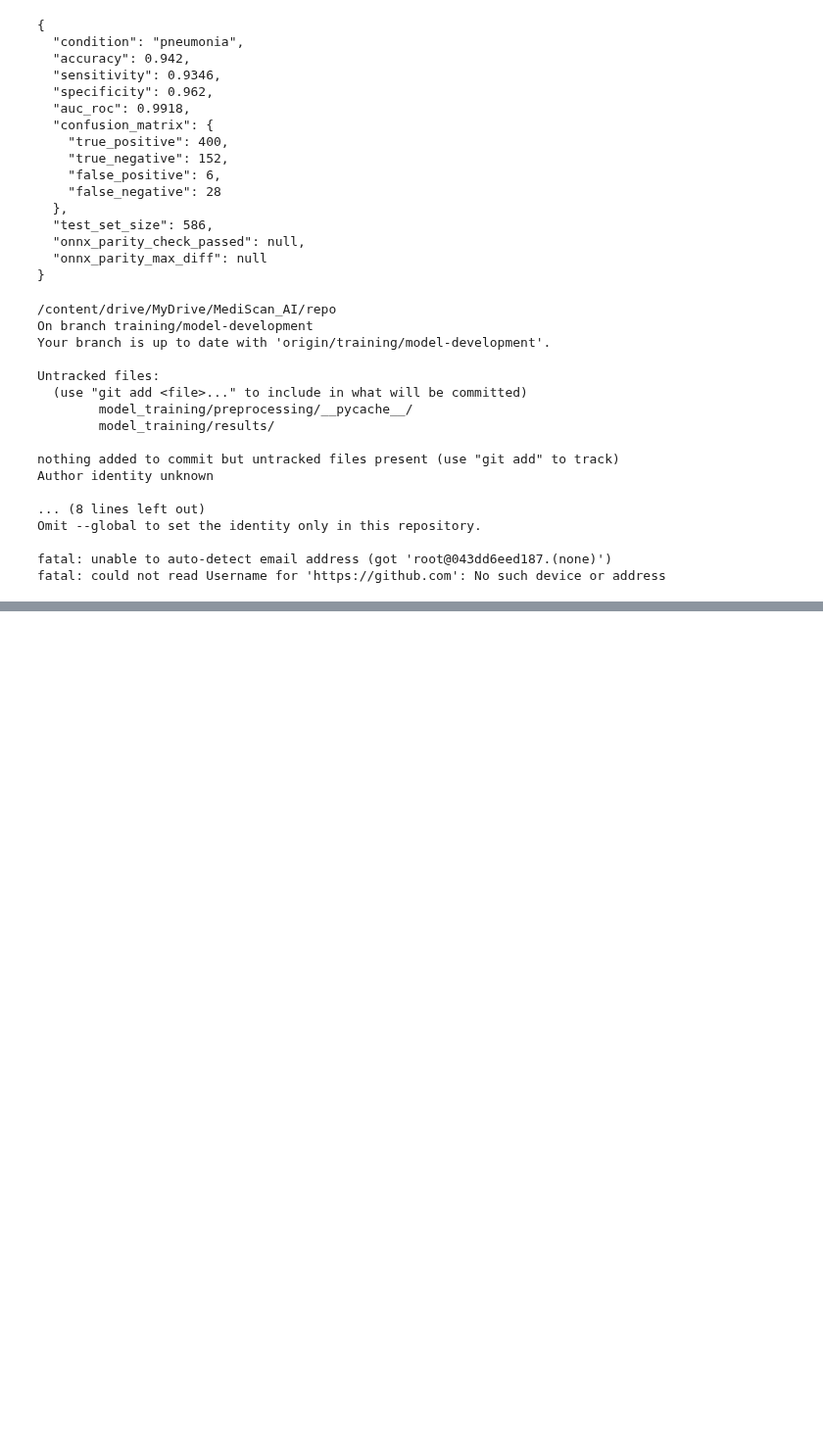
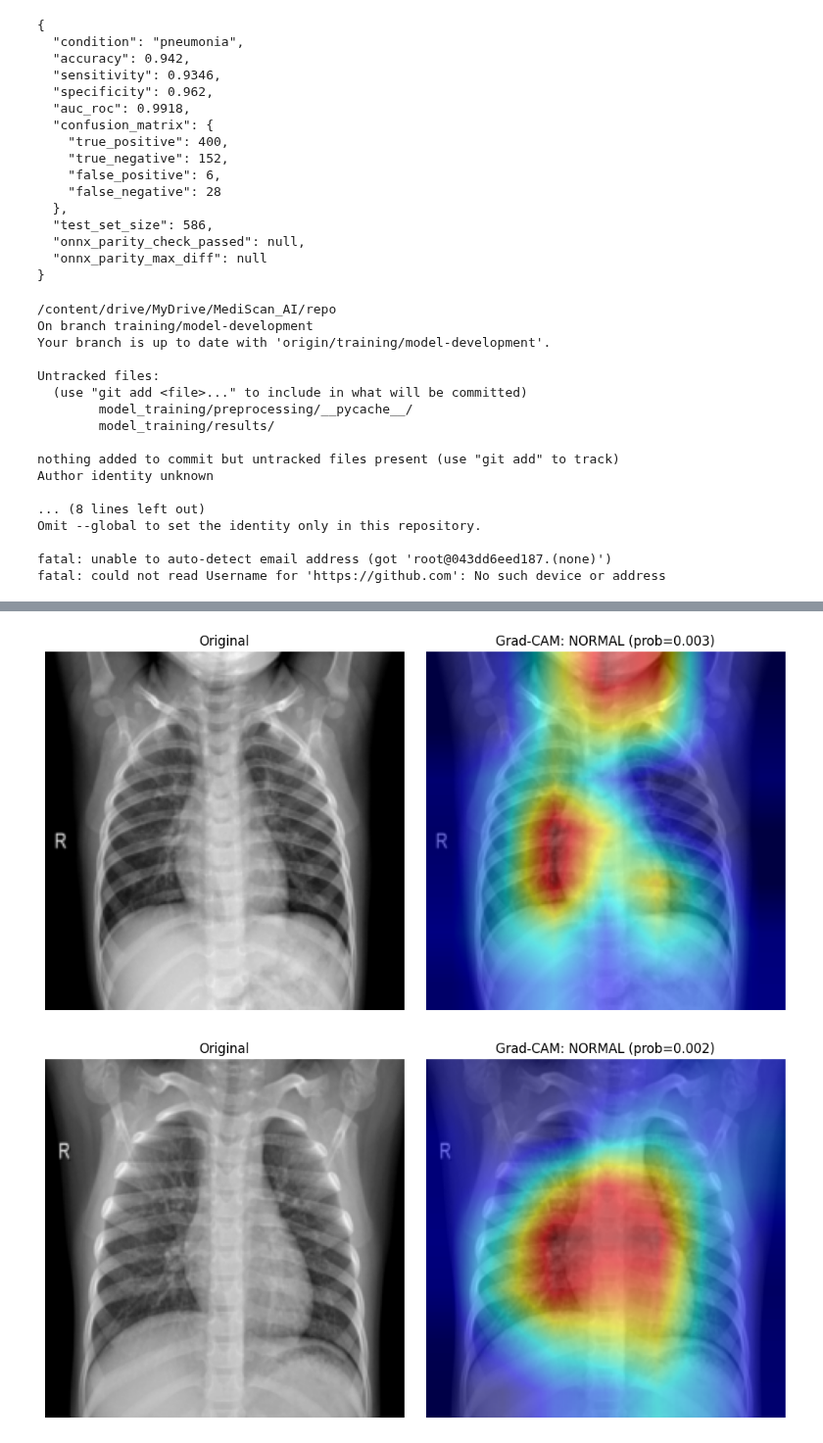
Before and after one commit to zimcodes1/MEDISCAN, a Jupyter notebook: model_training/notebooks/train_pneumonia.ipynb, the cells around one changed output, grey strips where cells are left out. Shown at 98% size. Cells and saved outputs as stored; diff of their text form; code cells hidden in the pictures; blank space fills up the shorter version.

```diff
--- a/model_training/notebooks/train_pneumonia.ipynb
+++ b/model_training/notebooks/train_pneumonia.ipynb
@@ -956,0 +1020,25 @@ remote_url = f"https://{username}:{token}@github.com/zimcodes1/MEDISCAN.git"
+# %%
+# restructured grad CAM fuction so there's no no_grad context anywhere near the gradCAM call
+def generate_gradcam(image_path, model, cam):
+    input_array = preprocess(image_path, train=False)
+    input_tensor = torch.from_numpy(input_array).to(device)
+    input_tensor.requires_grad_(True)  # ensure gradients can flow
+
+    targets = [BinaryClassifierOutputTarget(0)]
+    grayscale_cam = cam(input_tensor=input_tensor, targets=targets)
+    heatmap = grayscale_cam[0]
+
+    # get prediction AFTER cam() call, with grad enabled (cheap, single forward pass)
+    logit = model(input_tensor)
+    prob = torch.sigmoid(logit).item()
+    pred_label = "PNEUMONIA" if prob > 0.5 else "NORMAL"
+
+    return heatmap, prob, pred_label
+
+
+test_path = test_files[0]
+heatmap, prob, pred_label = generate_gradcam(test_path, model, cam)
+
+print(f"Image: {test_path}")
+print(f"Predicted: {pred_label} (prob={prob:.4f})")
+print(f"Heatmap shape: {heatmap.shape}, min={heatmap.min():.3f}, max={heatmap.max():.3f}")
@@ -956,0 +1100,16 @@ remote_url = f"https://{username}:{token}@github.com/zimcodes1/MEDISCAN.git"
+# %%
+# testing accross several other images including actual pneumonia cases not just normal cases
+import random
+
+# grab a mix: a few NORMAL, a few PNEUMONIA, from test set
+normal_test = [f for f in test_files if 'NORMAL' in f]
+pneumonia_test = [f for f in test_files if 'PNEUMONIA' in f]
+
+random.seed(42)
+sample_images = random.sample(normal_test, 4) + random.sample(pneumonia_test, 4)
+
+for img_path in sample_images:
+    visualize_gradcam(img_path, model, cam)
+# %% [output]
+[figure, added]
+[figure, added]
```
Also changed, not shown: parts of 7 cells of this notebook.
